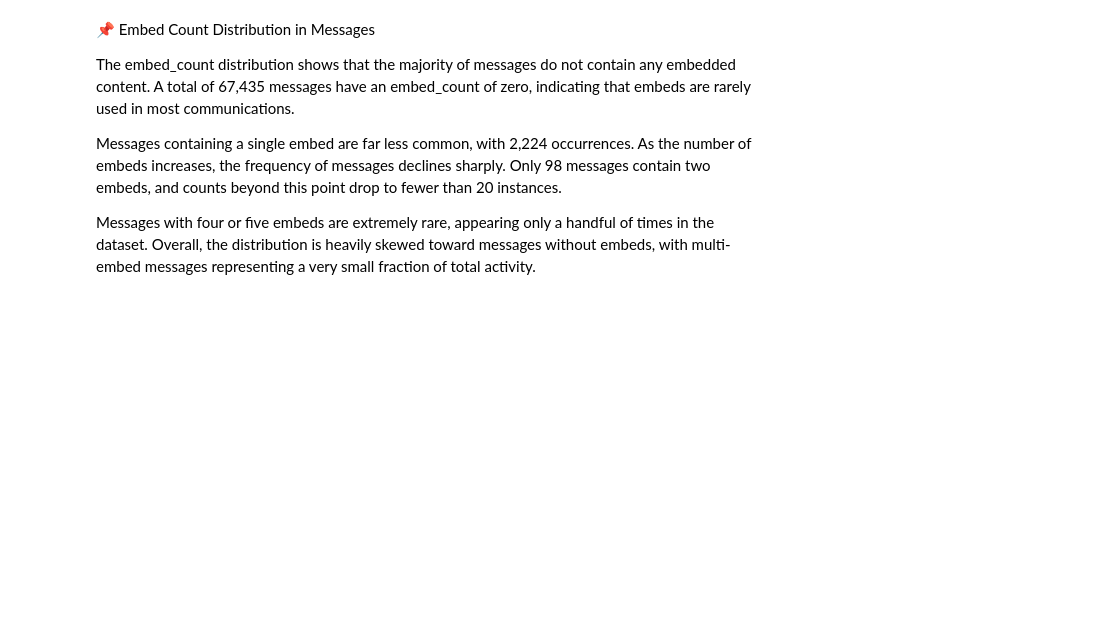
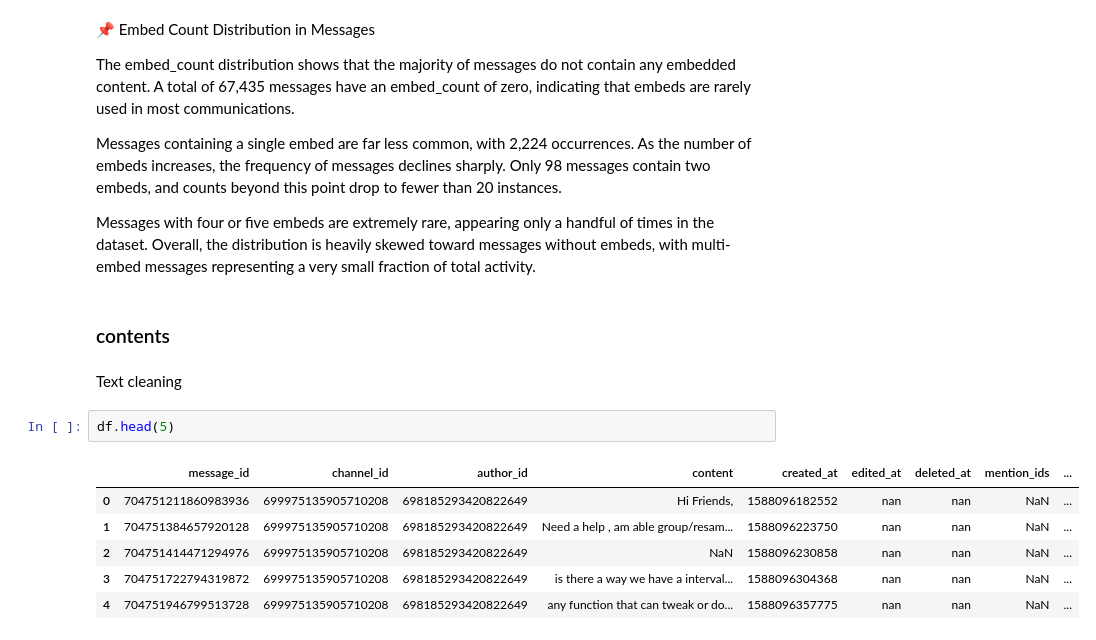
Before and after one commit to Aryan-Kaisth/Discord_Moderation_Bot, a Jupyter notebook: EDA.ipynb, the cells around one changed output. Drawn from its saved outputs; the diff is of its cells as text; blank space fills up the shorter version.

Commit message:
Text cleaning

```diff
--- a/EDA.ipynb
+++ b/EDA.ipynb
@@ -523,3 +527,16 @@ The embed_count distribution shows that the majority of messages do not contain
 Messages containing a single embed are far less common, with 2,224 occurrences. As the number of embeds increases, the frequency of messages declines sharply. Only 98 messages contain two embeds, and counts beyond this point drop to fewer than 20 instances.
 
 Messages with four or five embeds are extremely rare, appearing only a handful of times in the dataset. Overall, the distribution is heavily skewed toward messages without embeds, with multi-embed messages representing a very small fraction of total activity.
+# %% [markdown]
+### contents
+# %% [markdown]
+Text cleaning
+# %%
+df.head(5)
+# %% [output]
+|  | message_id | channel_id | author_id | content | created_at | edited_at | deleted_at | mention_ids | ... |
+| 0 | 704751211860983936 | 699975135905710208 | 698185293420822649 | Hi Friends, | 1588096182552 | nan | nan | NaN | ... |
+| 1 | 704751384657920128 | 699975135905710208 | 698185293420822649 | Need a help , am able group/resam... | 1588096223750 | nan | nan | NaN | ... |
+| 2 | 704751414471294976 | 699975135905710208 | 698185293420822649 | NaN | 1588096230858 | nan | nan | NaN | ... |
+| 3 | 704751722794319872 | 699975135905710208 | 698185293420822649 | is there a way we have a interval... | 1588096304368 | nan | nan | NaN | ... |
+| 4 | 704751946799513728 | 699975135905710208 | 698185293420822649 | any function that can tweak or do... | 1588096357775 | nan | nan | NaN | ... |
```
Also changed, not shown: parts of 11 cells of this notebook.
